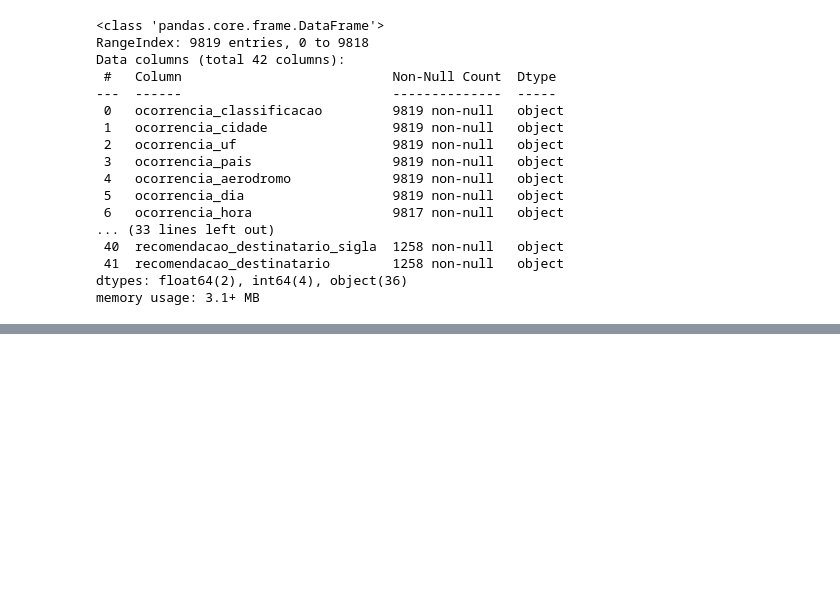
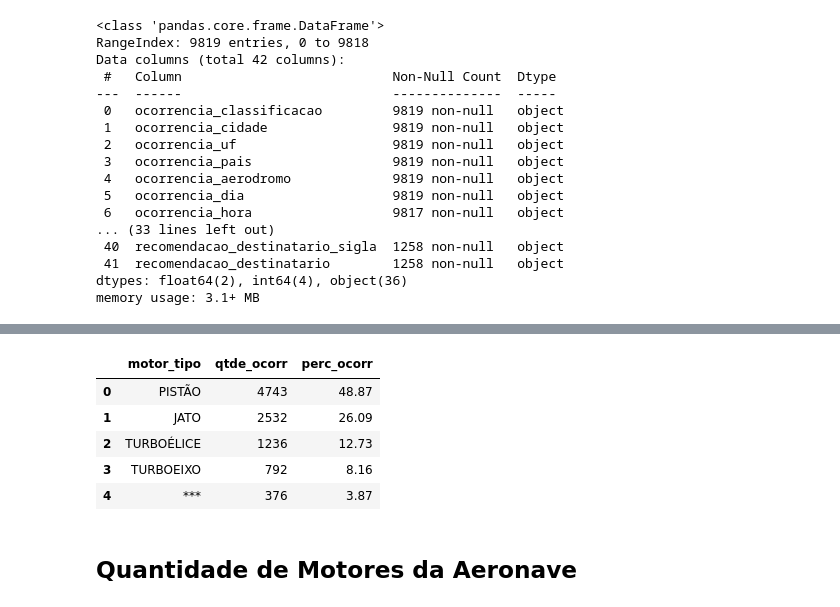
Before and after one commit to jairobernardesjunior/Cenipa_analisa_aeronaves, a Jupyter notebook: 01 cenipa_analisa_aeronaves.ipynb, the cells around one changed output, grey strips where cells are left out. Saved outputs shown, nothing was run; the diff lists cells and outputs as text; code cells hidden in the pictures; blank space fills up the shorter version.

```diff
--- a/01 cenipa_analisa_aeronaves.ipynb
+++ b/01 cenipa_analisa_aeronaves.ipynb
@@ -280,0 +251,27 @@ df_ocorr_cid.head(3)
+# %%
+# conta a quantidade de ocorrências por tipo do motor da aeronave e agrupa
+# houve ocorrência de nulos para essa classificação, foram elimindados previamente, verificados em df_acidentes.info()
+df_ocorr_motor_tipo = sqldf('select aeronave_motor_tipo as motor_tipo, ' \
+                               'count(aeronave_motor_tipo) as qtde_ocorr ' \
+                               'from df_acidentes_aux ' \
+                               'group by aeronave_motor_tipo ' \
+                               'order by 2 desc '
+                              )
+# %%
+# chama calcula percentual de ocorrência da classificação sobre o total de ocorrências
+df_ocorr_motor_tipo = calcula_percentual(df_ocorr_motor_tipo)
+# %%
+# faz sort por percentual decrescente
+df_ocorr_motor_tipo = df_ocorr_motor_tipo.sort_values(by='perc_ocorr', ascending=False)
+# %%
+# verifica as linhas iniciais
+df_ocorr_motor_tipo.head(5)
+# %% [output]
+|  | motor_tipo | qtde_ocorr | perc_ocorr |
+| 0 | PISTÃO | 4743 | 48.87 |
+| 1 | JATO | 2532 | 26.09 |
+| 2 | TURBOÉLICE | 1236 | 12.73 |
+| 3 | TURBOEIXO | 792 | 8.16 |
+| 4 | *** | 376 | 3.87 |
+# %% [markdown]
+## Quantidade de Motores da Aeronave
```
Also changed, not shown: parts of 106 cells of this notebook, 3 other files.
